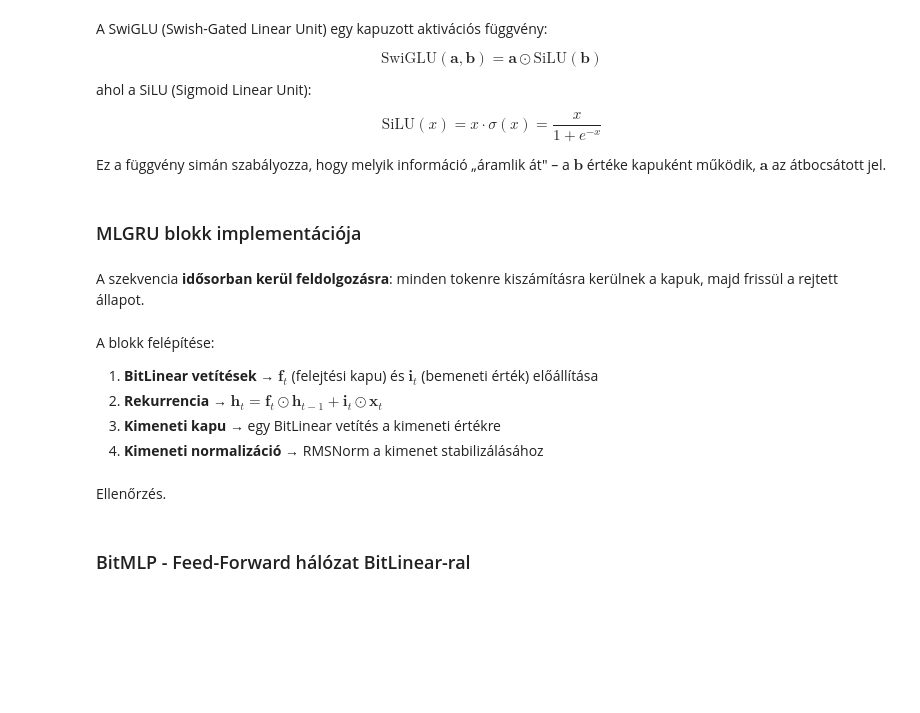
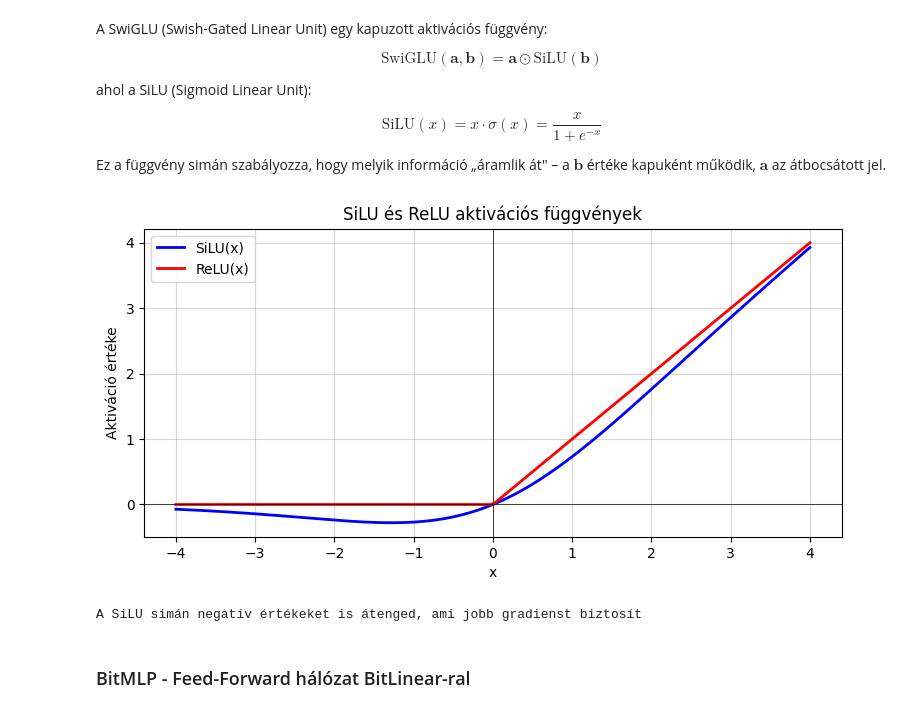
Before and after one commit to nytud/ai-notebooks, a Jupyter notebook: research_reproduction/MatMul_free_Language_Modeling.ipynb, the cells around one changed output. Drawn from its saved outputs; the diff is of its cells as text; code cells hidden in the pictures; blank space fills up the shorter version.

```diff
--- a/research_reproduction/MatMul_free_Language_Modeling.ipynb
+++ b/research_reproduction/MatMul_free_Language_Modeling.ipynb
@@ -299,26 +449,19 @@ def swiglu(a: torch.Tensor, b: torch.Tensor) -> torch.Tensor:
 # %%
 x_vis = torch.linspace(-4, 4, 200)
 
-plt.figure(figsize=(8, 4))
+plt.figure(figsize=(9, 4))
 plt.plot(x_vis.numpy(), silu(x_vis).numpy(), label='SiLU(x)', color='blue', linewidth=2)
 plt.plot(x_vis.numpy(), torch.relu(x_vis).numpy(), label='ReLU(x)', color='red', linewidth=2)
 plt.axhline(0, color='black', linewidth=0.5)
 plt.axvline(0, color='black', linewidth=0.5)
 plt.title('SiLU és ReLU aktivációs függvények')
 plt.xlabel('x')
 plt.ylabel('Aktiváció értéke')
 plt.legend()
 plt.grid(alpha=0.5)
 plt.show()
+print()
 print("A SiLU simán negatív értékeket is átenged, ami jobb gradienst biztosít")
+# %% [output]
+[figure, added]
+A SiLU simán negatív értékeket is átenged, ami jobb gradienst biztosít
-# %% [markdown]
-### MLGRU blokk implementációja
-# %% [markdown]
-A szekvencia **idősorban kerül feldolgozásra**: minden tokenre kiszámításra kerülnek a kapuk, majd frissül a rejtett állapot.
-# %% [markdown]
-A blokk felépítése:
-
-1. **BitLinear vetítések** → $\mathbf{f}_t$ (felejtési kapu) és $\mathbf{i}_t$ (bemeneti érték) előállítása
-2. **Rekurrencia** → $\mathbf{h}_t = \mathbf{f}_t \odot \mathbf{h}_{t-1} + \mathbf{i}_t \odot \mathbf{x}_t$
-3. **Kimeneti kapu** → egy BitLinear vetítés a kimeneti értékre
-4. **Kimeneti normalizáció** → RMSNorm a kimenet stabilizálásához
@@ -382,2 +467,0 @@ class MLGRULayer(nn.Module):
-# %% [markdown]
-Ellenőrzés.
```
Also changed, not shown: parts of 53 cells of this notebook.
